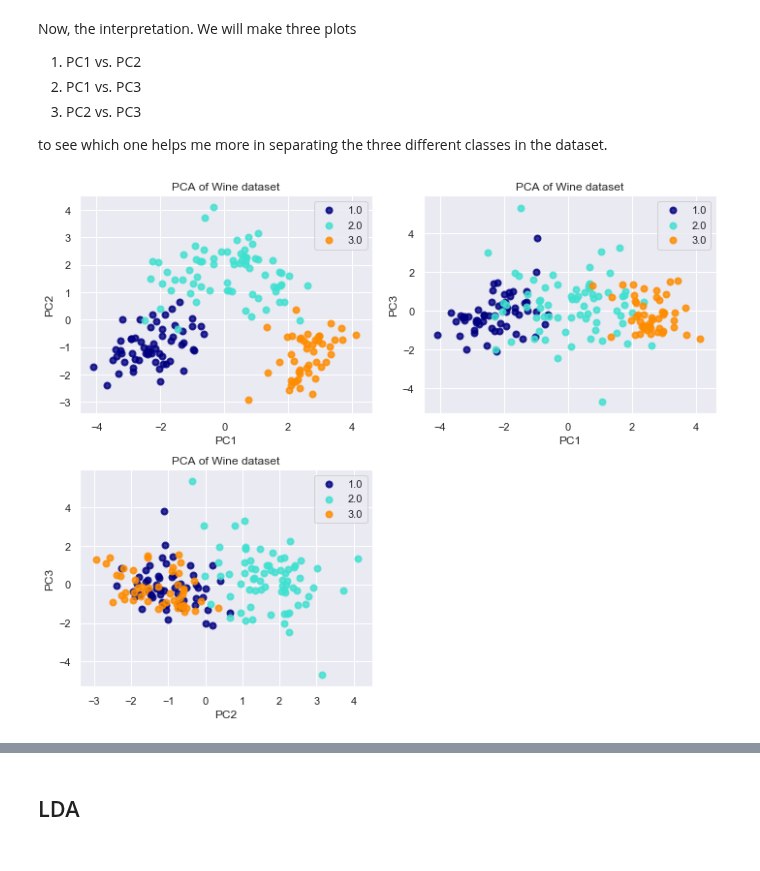
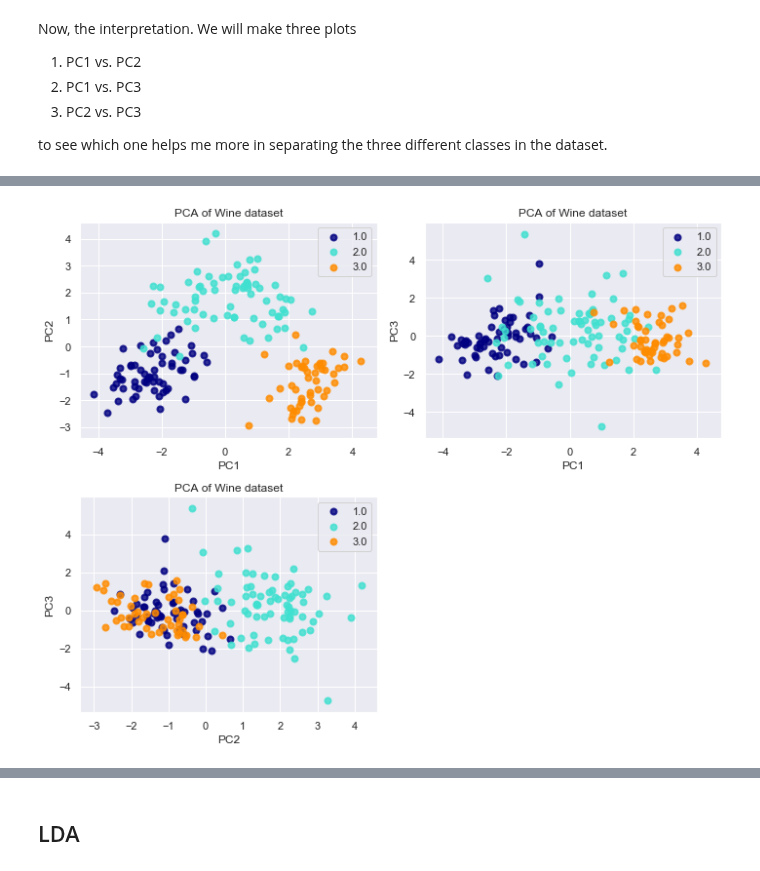
Before and after one commit to renero/class_notebooks, a Jupyter notebook: LDA, PCA and Factor Analysis.ipynb, the cells around one changed output, grey strips where cells are left out. Saved outputs shown, nothing was run; the diff lists cells and outputs as text; code cells hidden in the pictures.

```diff
--- a/LDA, PCA and Factor Analysis.ipynb
+++ b/LDA, PCA and Factor Analysis.ipynb
@@ -73,7 +77,6 @@ to see which one helps me more in separating the three different classes in the
 # %%
 def plot_pc(pc_i, pc_j):
     target_names = list(wine.target.unique())
-    #plt.figure()
     colors = ['navy', 'turquoise', 'darkorange']
     lw = 2
     for color, i in zip(colors, target_names):
@@ -83,15 +86,15 @@ def plot_pc(pc_i, pc_j):
     plt.legend(loc='best', shadow=False, scatterpoints=1)
     plt.title('PCA of Wine dataset')
     plt.xlabel('PC{}'.format(pc_i+1)); plt.ylabel('PC{}'.format(pc_j+1))
-
-plt.figure(figsize=(10,8))
-plt.subplot(2,2,1)
-plot_pc(0, 1)
-plt.subplot(2,2,2)
-plot_pc(0, 2)
-plt.subplot(2,2,3)
-plot_pc(1, 2)
-plt.tight_layout()
-plt.show();
-# %% [output]
-[figure, removed]
+# %%
+hide_code_in_slideshow()
+plt.figure(figsize=(10,8))
+plt.subplot(2,2,1)
+plot_pc(0, 1)
+plt.subplot(2,2,2)
+plot_pc(0, 2)
+plt.subplot(2,2,3)
+plot_pc(1, 2)
+plt.tight_layout()
+plt.show();
+# %% [output]
@@ -97,0 +102 @@ plt.show();
+[figure, added]
```
Also changed, not shown: parts of 17 cells of this notebook.
